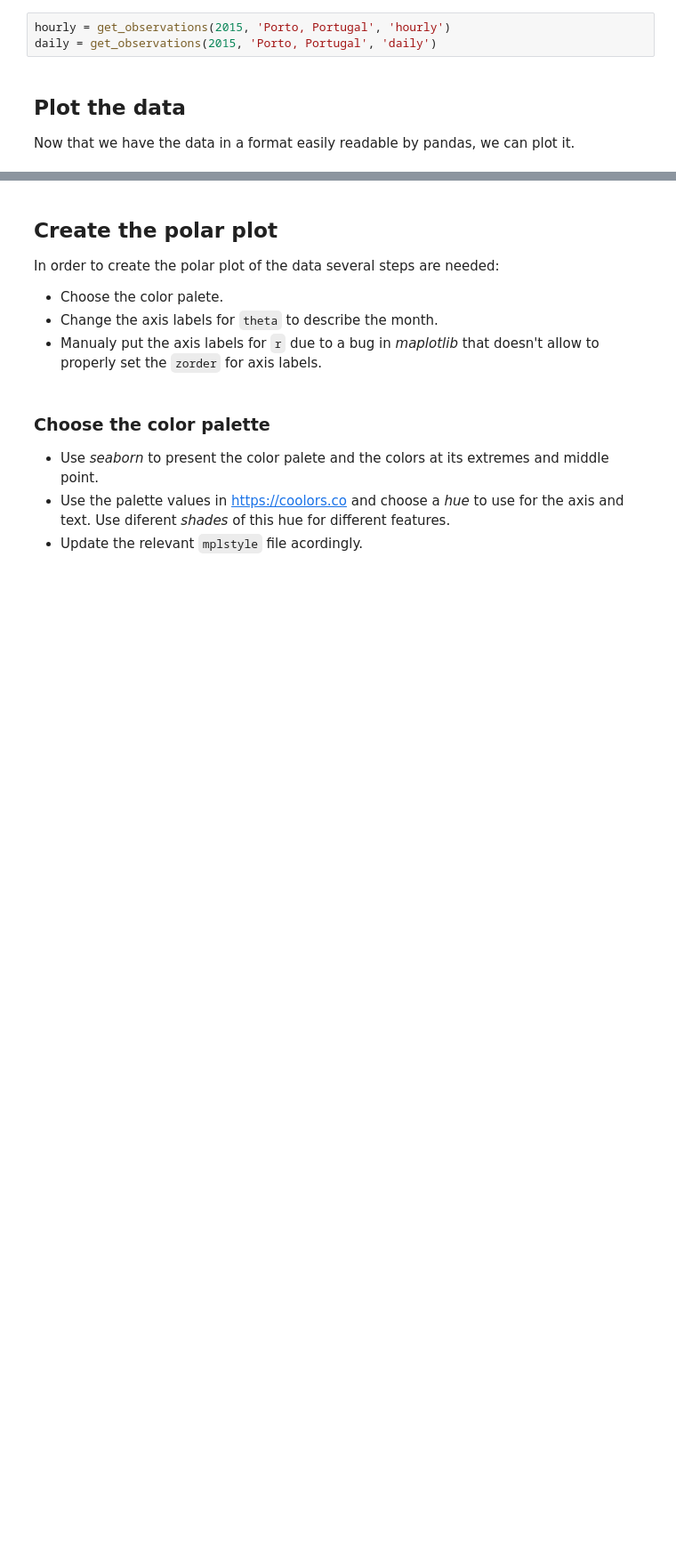
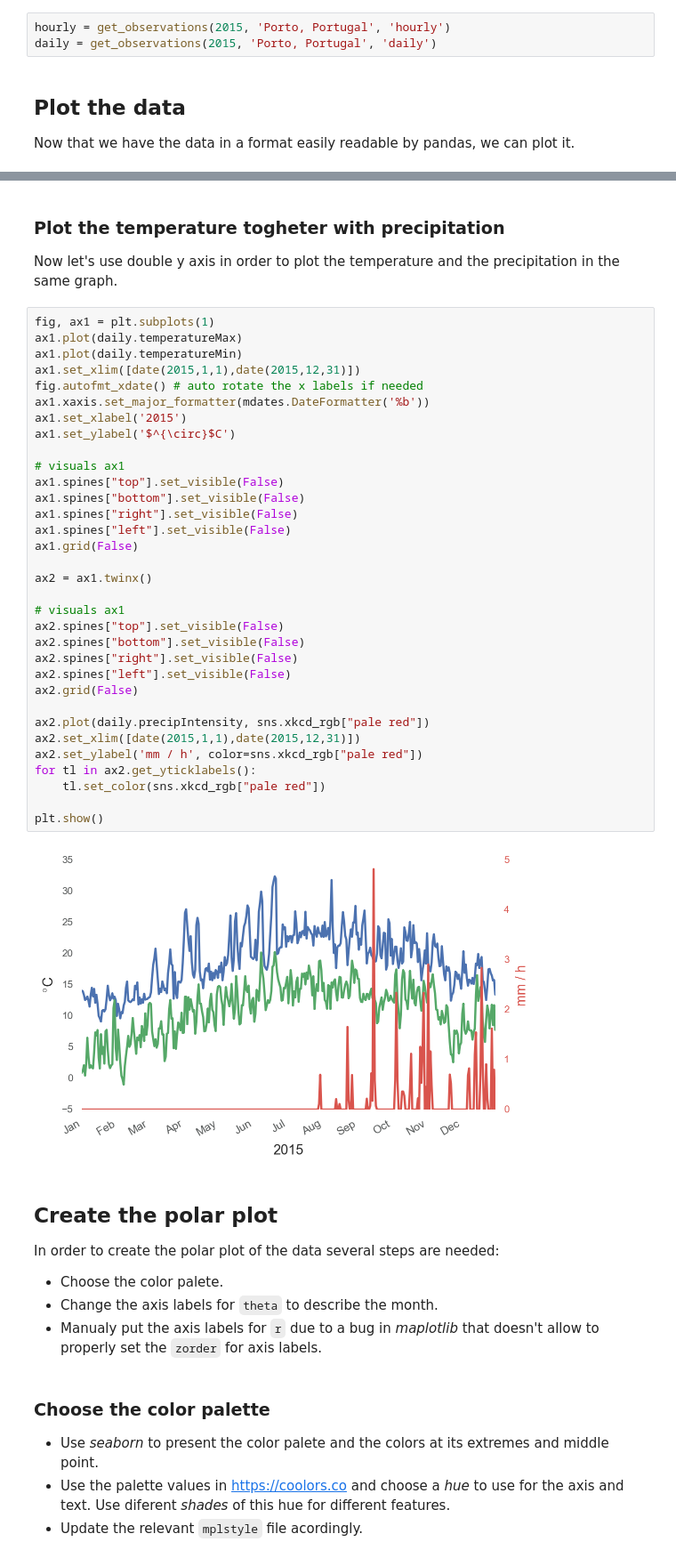
Before and after one commit to SvanBoxel/weather_analysis, a Jupyter notebook: notebooks/exploration/2.0-visualize-darksky-data.ipynb, the cells around one changed output, grey strips where cells are left out. Shown at 89% size. Cells and saved outputs as stored; diff of their text form; blank space fills up the shorter version.

```diff
--- a/notebooks/exploration/2.0-visualize-darksky-data.ipynb
+++ b/notebooks/exploration/2.0-visualize-darksky-data.ipynb
@@ -123,3 +171,42 @@ daily.temperatureMin.plot()
+# %% [markdown]
+### Plot the temperature togheter with precipitation
+
+Now let's use double y axis in order to plot the temperature and the precipitation in the same graph.
+# %%
+fig, ax1 = plt.subplots(1)
+ax1.plot(daily.temperatureMax)
+ax1.plot(daily.temperatureMin)
+ax1.set_xlim([date(2015,1,1),date(2015,12,31)])
+fig.autofmt_xdate() # auto rotate the x labels if needed
+ax1.xaxis.set_major_formatter(mdates.DateFormatter('%b'))
+ax1.set_xlabel('2015')
+ax1.set_ylabel('$^{\circ}$C')
+
+# visuals ax1
+ax1.spines["top"].set_visible(False)
+ax1.spines["bottom"].set_visible(False)
+ax1.spines["right"].set_visible(False)
+ax1.spines["left"].set_visible(False)
+ax1.grid(False)
+
+ax2 = ax1.twinx()
+
+# visuals ax1
+ax2.spines["top"].set_visible(False)
+ax2.spines["bottom"].set_visible(False)
+ax2.spines["right"].set_visible(False)
+ax2.spines["left"].set_visible(False)
+ax2.grid(False)
+
+ax2.plot(daily.precipIntensity, sns.xkcd_rgb["pale red"])
+ax2.set_xlim([date(2015,1,1),date(2015,12,31)])
+ax2.set_ylabel('mm / h', color=sns.xkcd_rgb["pale red"])
+for tl in ax2.get_yticklabels():
+    tl.set_color(sns.xkcd_rgb["pale red"])
+
+plt.show()
+# %% [output]
+[figure, added]
 # %% [markdown]
 ## Create the polar plot
 
```
Also changed, not shown: parts of 9 cells of this notebook.
